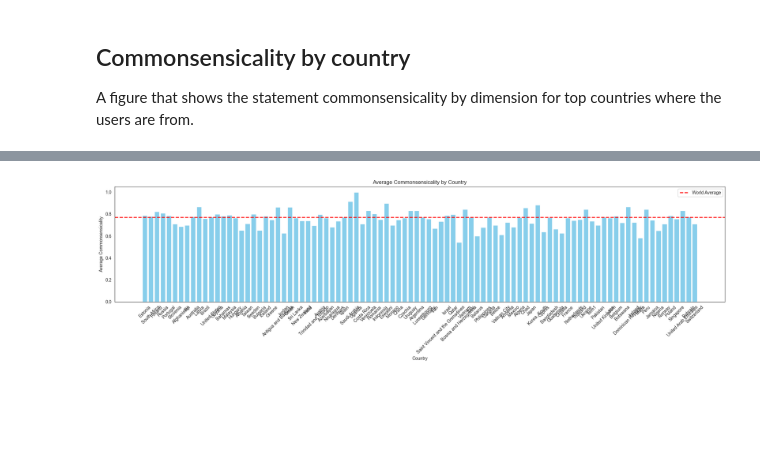
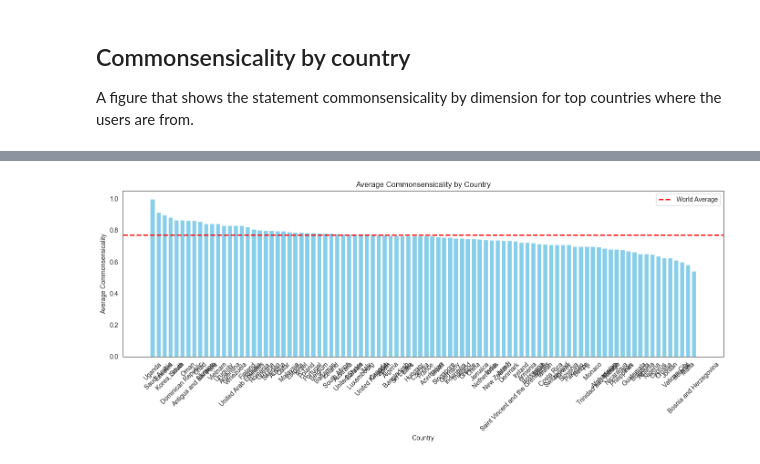
Before and after one commit to Watts-Lab/commonsense-data, a Jupyter notebook: .scripts/dashboard.ipynb, the cells around one changed output, grey strips where cells are left out. Saved outputs shown, nothing was run; the diff lists cells and outputs as text; code cells hidden in the pictures; blank space fills up the shorter version.

```diff
--- a/.scripts/dashboard.ipynb
+++ b/.scripts/dashboard.ipynb
@@ -753,26 +753,29 @@ df_country_plot = df_commonsense_country_info.group_by("country_reside").agg(
     pl.col("commonsensicality").mean().alias("avg_commonsensicality")
 )
 # %%
-world_avg = df_commonsense_country_info["commonsensicality"].mean()
+
+
 df_plot = df_country_plot.to_pandas()
 
 
-plt.figure(figsize=(20, 6))
+df_plot = df_plot.sort_values("avg_commonsensicality", ascending=False)
+
+
+world_avg = df_commonsense_country_info["commonsensicality"].mean()
+
+# Plot the sorted bar chart
+plt.figure(figsize=(14, 6))
 plt.bar(df_plot["country_reside"], df_plot["avg_commonsensicality"], color="skyblue")
 plt.xlabel("Country")
 plt.ylabel("Average Commonsensicality")
 plt.title("Average Commonsensicality by Country")
 plt.xticks(rotation=45)
 
 
-plt.axhline(
-    y=world_avg, color="red", linestyle="--", linewidth=2, label="World Average"
-)
-
+plt.axhline(y=world_avg, color="red", linestyle="--", linewidth=2, label="World Average")
 
 plt.legend()
-
 plt.tight_layout()
 plt.show()
 # %% [output]
-[figure, old version]
+[figure, new version]
```
Also changed, not shown: 1 other file.
